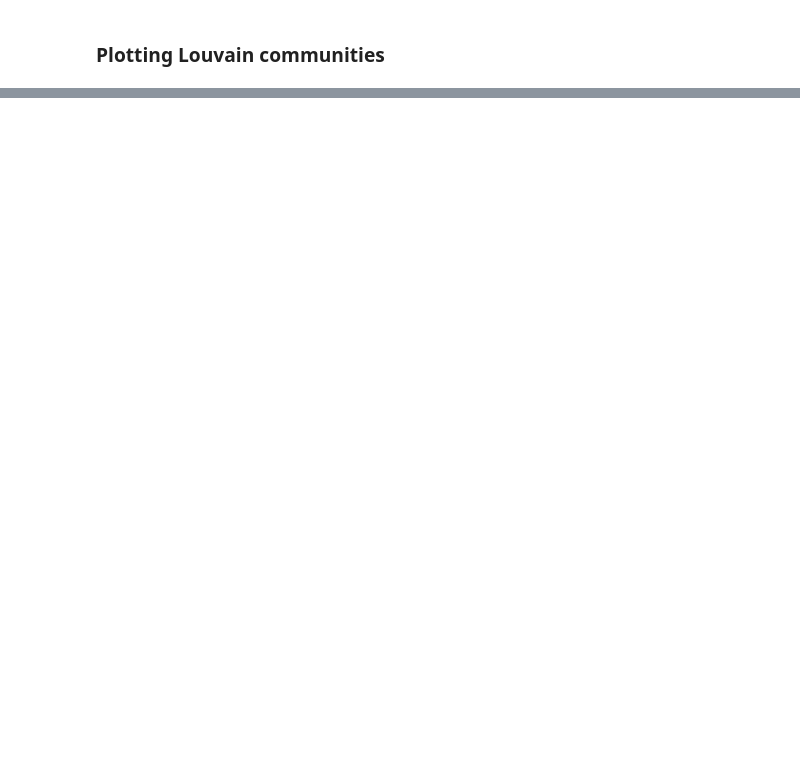
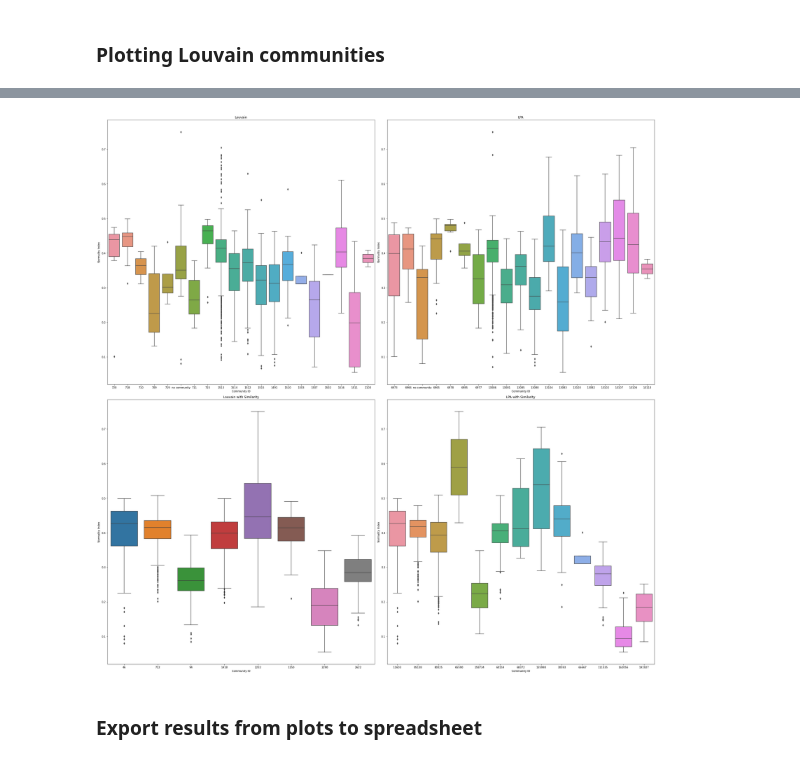
Before and after one commit to oenstrom/Bachelor_thesis_OE222FH_CE223AF, a Jupyter notebook: jupyter_notebook/plotting_communities.ipynb, the cells around one changed output, grey strips where cells are left out. Saved outputs shown, nothing was run; the diff lists cells and outputs as text; code cells hidden in the pictures; blank space fills up the shorter version.

Commit message:
make community plots and export to xlsx for louvain

```diff
--- a/jupyter_notebook/plotting_communities.ipynb
+++ b/jupyter_notebook/plotting_communities.ipynb
@@ -27,12 +26,13 @@ print(students)
 # Convert the respondents Series to a DataFrame
 students_data = []
 for student in students:
-    students_data.append({'id': student['id'], 'normalityIndex': student["normalityIndex"], 'louvainId_pos_prop': student["louvainId_pos_prop"],
-                            'lpaId_pos_prop': student['lpaId_pos_prop'], 'wccId_pos_prop': student['wccId_pos_prop']})
+    students_data.append({'id': student['id'], 'normalityIndex': student["normalityIndex"], 'louvainId_pos_prop': str(student["louvainId_pos_prop"]),
+                          'lpaId_pos_prop': str(student['lpaId_pos_prop']), 'louvainId_similarity_pos_prop': str(student['louvainId_similarity_pos_prop']),
+                          'lpaId_similarity_pos_prop': str(student['lpaId_similarity_pos_prop'])})
 
-students_df = df(students_data)
+df = pd.DataFrame(students_data)
 
-print(students_df)
+print(df)
 # %% [output]
 Number of students:  3039
 0       (louvainId_similarity_pos_prop, normalityIndex...
@@ -134,0 +56,50 @@ small community              0.340880               55
+# %%
+
+data = df
+
+def create_new_community(data, community_column, min_community_size):
+    # Get the number of students in each community
+    community_sizes = data[community_column].value_counts()
+
+    # Get the communities with less than 2 students
+    small_communities = community_sizes[community_sizes < min_community_size]
+
+    # Create a new community for all students in the small communities
+    data.loc[data[community_column].isin(
+        small_communities.index), community_column] = 'no community' if min_community_size == 2 else 'small community'
+
+    return data
+
+# Create a community for all students in communities with less than 2 students. Move all students in these communities to the new community. Do this for each of the three community detection algorithms.
+# This is done to make the plot more readable.
+data = create_new_community(data, 'louvainId_pos_prop', 2)
+data = create_new_community(data, 'lpaId_pos_prop', 2)
+data = create_new_community(data, 'louvainId_similarity_pos_prop', 2)
+data = create_new_community(data, 'lpaId_similarity_pos_prop', 2)
+
+# Remove `no community` from `louvainId_similarity_pos_prop` and `lpaId_similarity_pos_prop`
+data = data[data['louvainId_similarity_pos_prop'] != 'no community']
+data = data[data['lpaId_similarity_pos_prop'] != 'no community']
+
+# Set up a 4x4 grid for your visualizations
+SIZE = 15
+# Set up the grid layout
+fig, axes = plt.subplots(2, 2, figsize=(2 * SIZE, 2 * SIZE))
+
+# Box plots
+sns.boxplot(data=data, x='louvainId_pos_prop', y='normalityIndex', ax=axes[0, 0]).set(
+    xlabel='Community ID', ylabel='Normality Index', title='Louvain')
+sns.boxplot(data=data, x='lpaId_pos_prop', y='normalityIndex', ax=axes[0, 1]).set(
+    xlabel='Community ID', ylabel='Normality Index', title='LPA')
+sns.boxplot(data=data, x='louvainId_similarity_pos_prop', y='normalityIndex', ax=axes[1, 0]).set(
+    xlabel='Community ID', ylabel='Normality Index', title='Louvain with Similarity')
+sns.boxplot(data=data, x='lpaId_similarity_pos_prop', y='normalityIndex', ax=axes[1, 1]).set(
+    xlabel='Community ID', ylabel='Normality Index', title='LPA with Similarity')
+
+# Adjust the layout and show the plots
+plt.tight_layout()
+plt.show()
+# %% [output]
+[figure, added]
+# %% [markdown]
+### Export results from plots to spreadsheet
```
Also changed, not shown: parts of 5 cells of this notebook, 3 other files.
